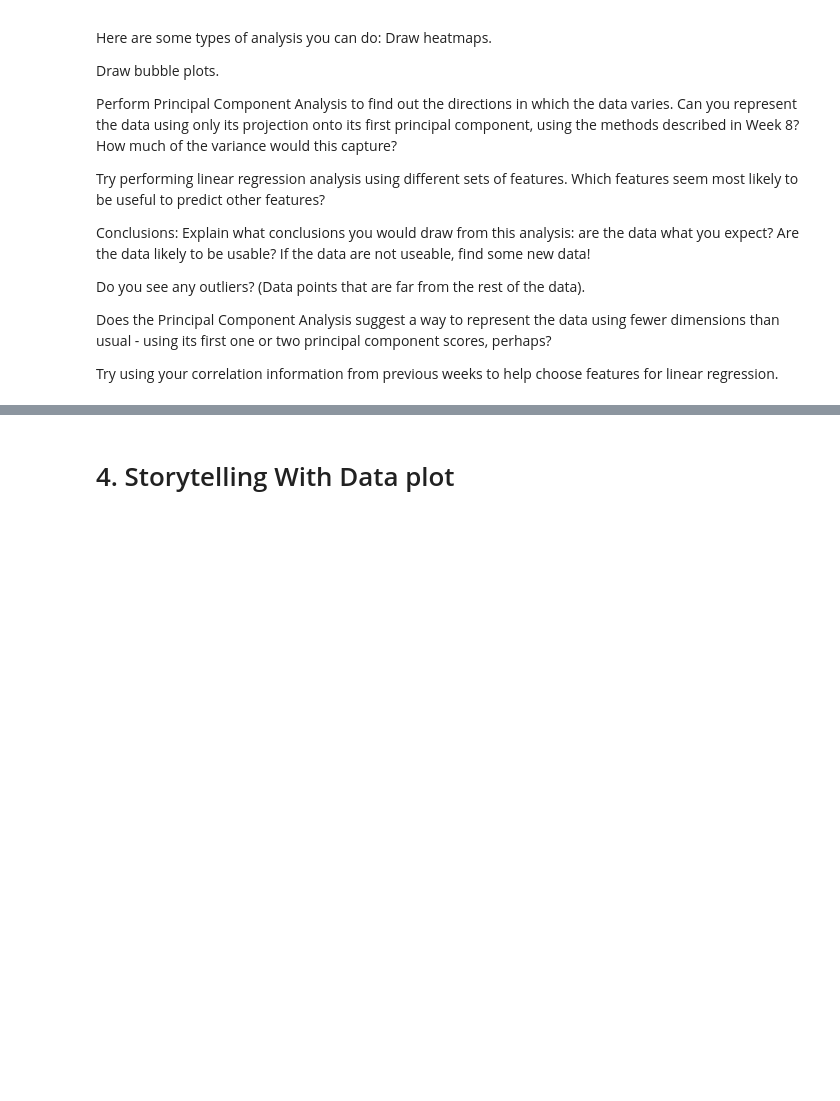
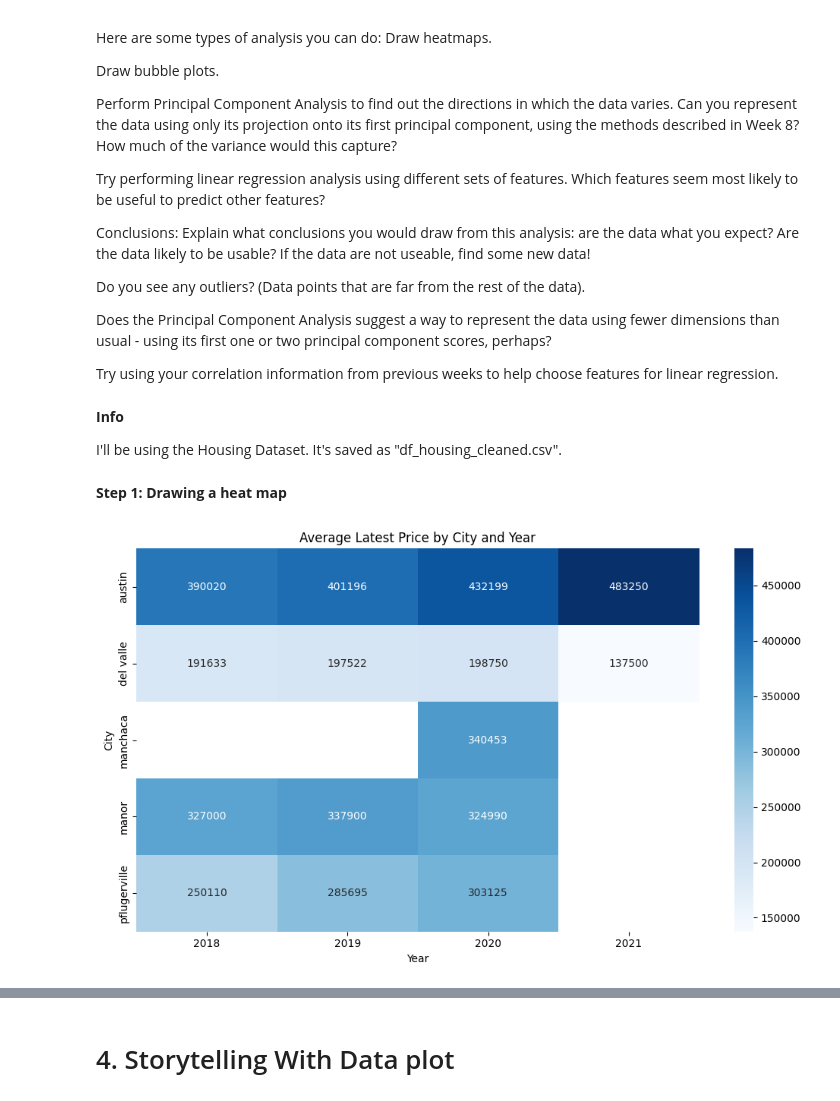
Before and after one commit to tbeerio/AI-For-Leaders, a Jupyter notebook: OMDS-ModB2-Week9-Beer-Tim.ipynb, the cells around one changed output, grey strips where cells are left out. Drawn from its saved outputs; the diff is of its cells as text; code cells hidden in the pictures; blank space fills up the shorter version.

```diff
--- a/OMDS-ModB2-Week9-Beer-Tim.ipynb
+++ b/OMDS-ModB2-Week9-Beer-Tim.ipynb
@@ -63,3 +63,35 @@ Do you see any outliers? (Data points that are far from the rest of the data).
 Does the Principal Component Analysis suggest a way to represent the data using fewer dimensions than usual - using its first one or two principal component scores, perhaps?
 
 Try using your correlation information from previous weeks to help choose features for linear regression.
+# %% [markdown]
+**Info**
+
+I'll be using the Housing Dataset. It's saved as "df_housing_cleaned.csv".
+# %% [markdown]
+**Step 1: Drawing a heat map**
+# %%
+import pandas as pd
+import seaborn as sns
+import matplotlib.pyplot as plt
+
+# Load your dataset
+df = pd.read_csv("df_housing_cleaned.csv")
+
+# Create a pivot table: rows = cities, columns = years, values = avg latestPrice
+pivot_table = df.pivot_table(
+    values='latestPrice',
+    index='city',
+    columns='latest_saleyear',
+    aggfunc='mean'
+)
+
+# Plot the heatmap
+plt.figure(figsize=(10, 6))
+sns.heatmap(pivot_table, annot=True, fmt=".0f", cmap='Blues')
+plt.title("Average Latest Price by City and Year")
+plt.xlabel("Year")
+plt.ylabel("City")
+plt.tight_layout()
+plt.show()
+# %% [output]
+[figure, added]
```
Also changed, not shown: parts of 9 cells of this notebook.
